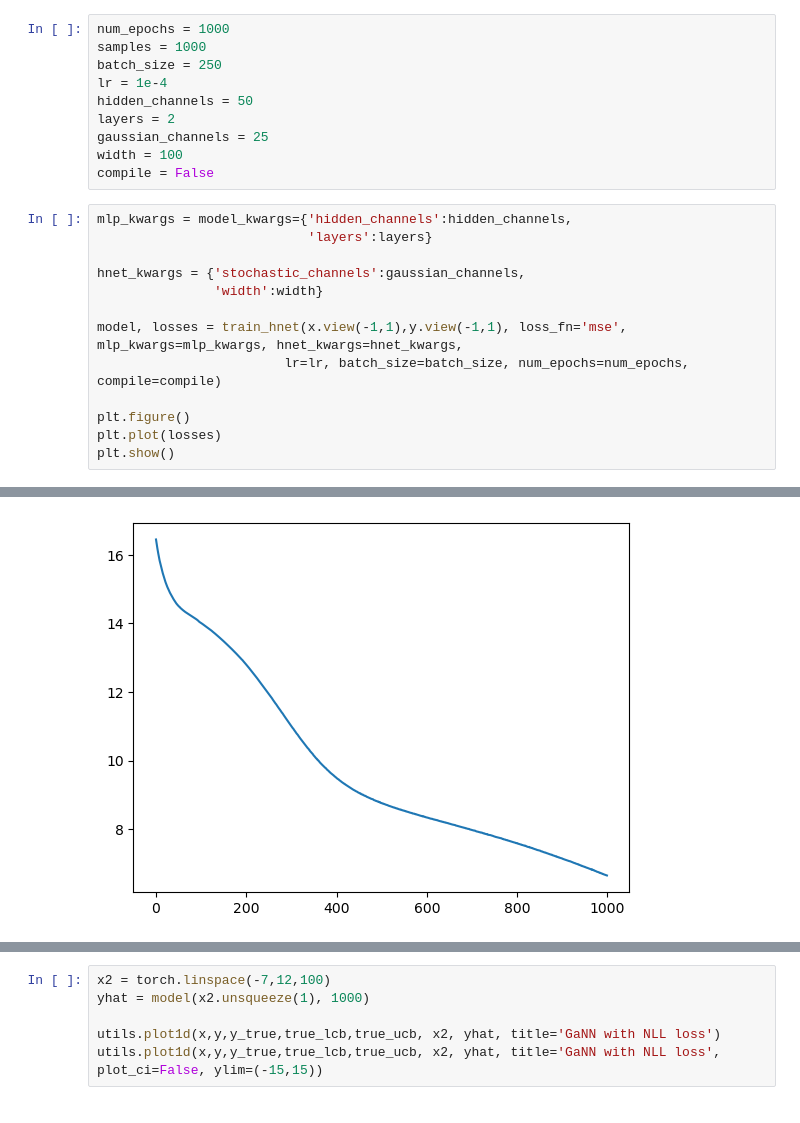
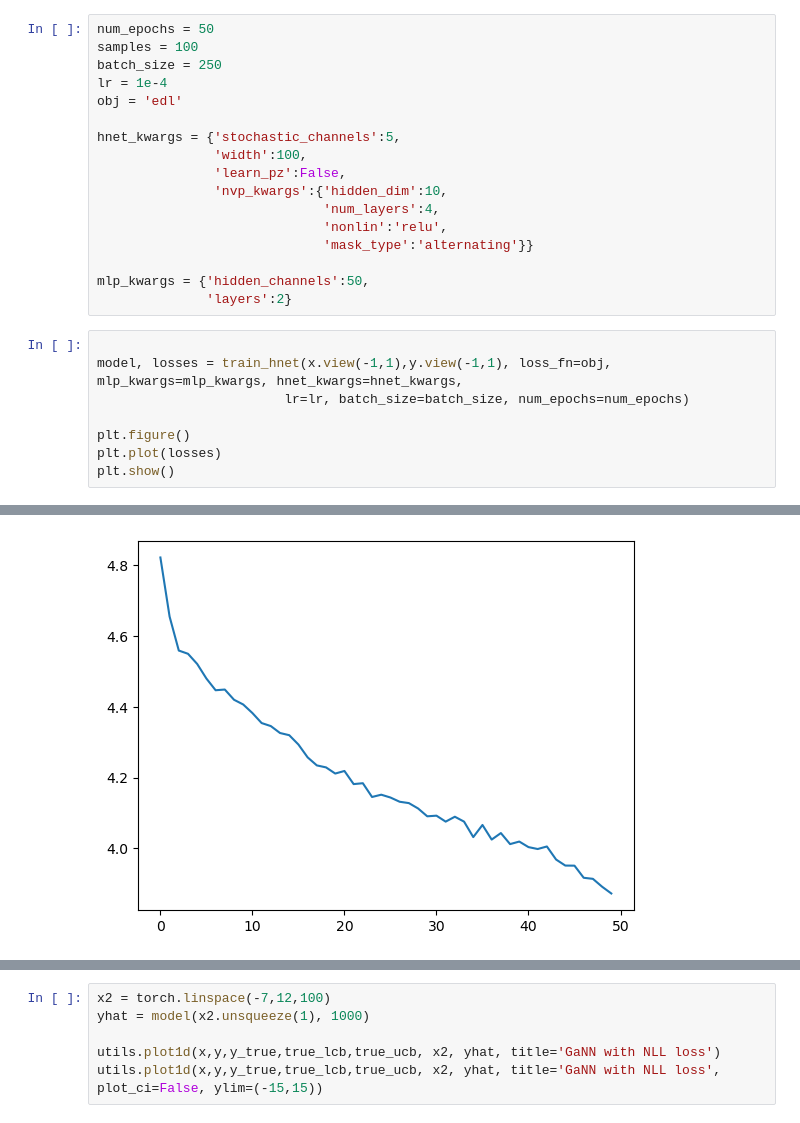
Before and after one commit to nathanieljevans/hypernet, a Jupyter notebook: notebooks/01_basic.ipynb, the cells around one changed output, grey strips where cells are left out. Drawn from its saved outputs; the diff is of its cells as text.

```diff
--- a/notebooks/01_basic.ipynb
+++ b/notebooks/01_basic.ipynb
@@ -17,22 +17,24 @@ utils.plot1d(x,y,y_true,true_lcb,true_ucb)
-# %%
-num_epochs = 1000
-samples = 1000
-batch_size = 250
-lr = 1e-4
-hidden_channels = 50
-layers = 2
-gaussian_channels = 25
-width = 100
-compile = False
+# %%
+num_epochs = 50
+samples = 100
+batch_size = 250
+lr = 1e-4
+obj = 'edl'
+
+hnet_kwargs = {'stochastic_channels':5,
+               'width':100,
+               'learn_pz':False,
+               'nvp_kwargs':{'hidden_dim':10,
+                             'num_layers':4,
+                             'nonlin':'relu',
+                             'mask_type':'alternating'}}
+
+mlp_kwargs = {'hidden_channels':50,
+              'layers':2}
 # %%
-mlp_kwargs = model_kwargs={'hidden_channels':hidden_channels,
-                           'layers':layers}
 
-hnet_kwargs = {'stochastic_channels':gaussian_channels,
-               'width':width}
-
-model, losses = train_hnet(x.view(-1,1),y.view(-1,1), loss_fn='mse', mlp_kwargs=mlp_kwargs, hnet_kwargs=hnet_kwargs,
-                        lr=lr, batch_size=batch_size, num_epochs=num_epochs, compile=compile)
+model, losses = train_hnet(x.view(-1,1),y.view(-1,1), loss_fn=obj, mlp_kwargs=mlp_kwargs, hnet_kwargs=hnet_kwargs,
+                        lr=lr, batch_size=batch_size, num_epochs=num_epochs)
 
 plt.figure()
 plt.plot(losses)
@@ -42,4 +44,4 @@ progress: 999/1000 --> loss: 6.6506
-[figure, old version]
+[figure, new version]
 # %%
 x2 = torch.linspace(-7,12,100)
 yhat = model(x2.unsqueeze(1), 1000)
```
Also changed, not shown: parts of 5 cells of this notebook, 8 other files.
